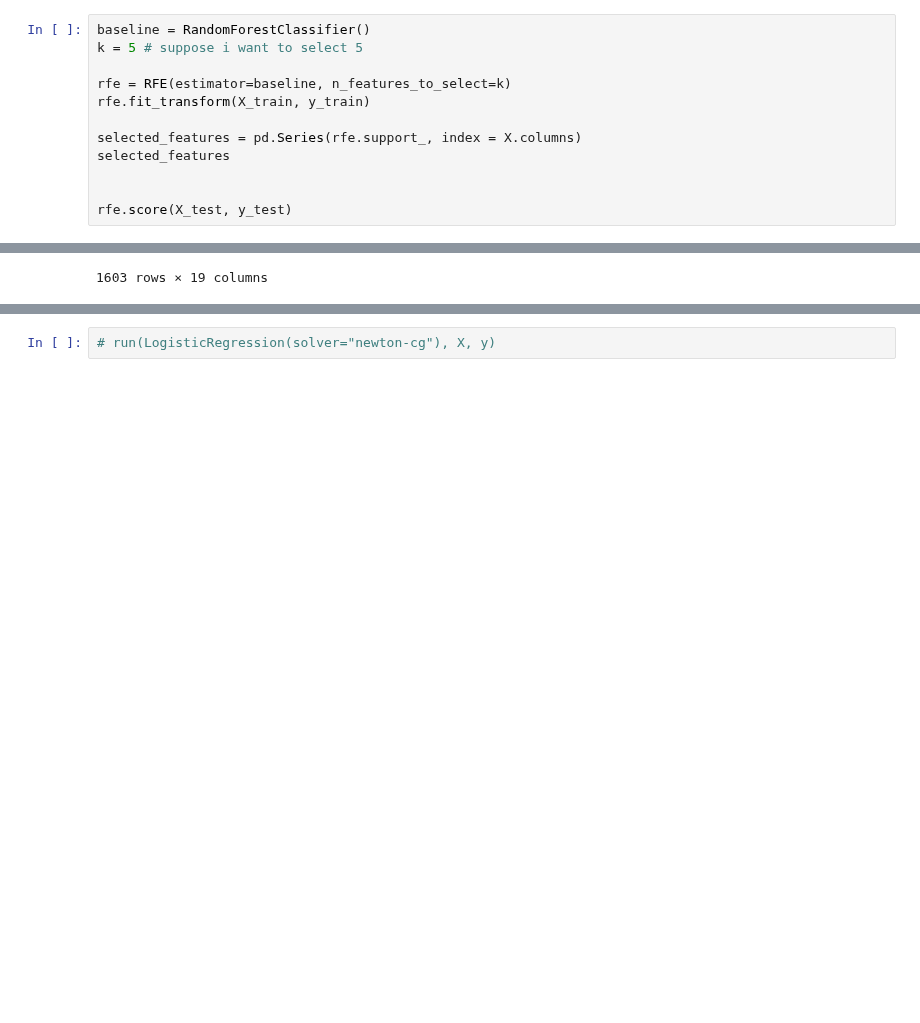
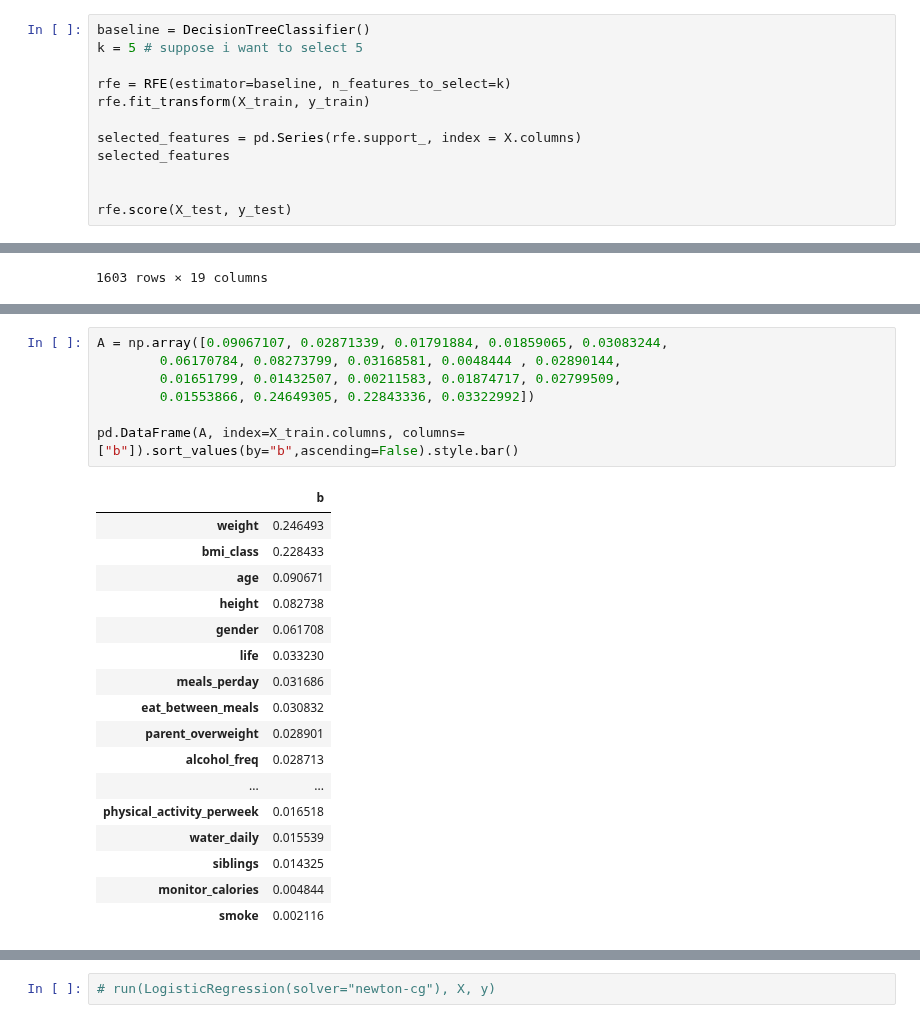
Before and after one commit to 0xMarc0s/IMS_ML_project, a Jupyter notebook: Preliminary Notebooks/preprocessing.ipynb, the cells around one changed output, grey strips where cells are left out. Cells and saved outputs as stored; diff of their text form; blank space fills up the shorter version.

```diff
--- a/Preliminary Notebooks/preprocessing.ipynb
+++ b/Preliminary Notebooks/preprocessing.ipynb
@@ -211,7 +211,7 @@ from sklearn.model_selection import train_test_split
 # %%
 X_train, X_test, y_train, y_test = train_test_split(X,y, test_size=0.3)
 # %%
-baseline = RandomForestClassifier()
+baseline = DecisionTreeClassifier()
 k = 5 # suppose i want to select 5
 
 rfe = RFE(estimator=baseline, n_features_to_select=k)
@@ -366,3 +409,28 @@ run(RandomForestClassifier(), X, y)
+# %%
+A = np.array([0.09067107, 0.02871339, 0.01791884, 0.01859065, 0.03083244,
+        0.06170784, 0.08273799, 0.03168581, 0.0048444 , 0.02890144,
+        0.01651799, 0.01432507, 0.00211583, 0.01874717, 0.02799509,
+        0.01553866, 0.24649305, 0.22843336, 0.03322992])
+
+pd.DataFrame(A, index=X_train.columns, columns=["b"]).sort_values(by="b",ascending=False).style.bar()
+# %% [output]
+|  | b |
+| weight | 0.246493 |
+| bmi_class | 0.228433 |
+| age | 0.090671 |
+| height | 0.082738 |
+| gender | 0.061708 |
+| life | 0.033230 |
+| meals_perday | 0.031686 |
+| eat_between_meals | 0.030832 |
+| parent_overweight | 0.028901 |
+| alcohol_freq | 0.028713 |
+| ... | ... |
+| physical_activity_perweek | 0.016518 |
+| water_daily | 0.015539 |
+| siblings | 0.014325 |
+| monitor_calories | 0.004844 |
+| smoke | 0.002116 |
 # %%
 run(DecisionTreeClassifier(), X, y)
 # %% [output]
```
Also changed, not shown: parts of 11 cells of this notebook, 2 other files.
